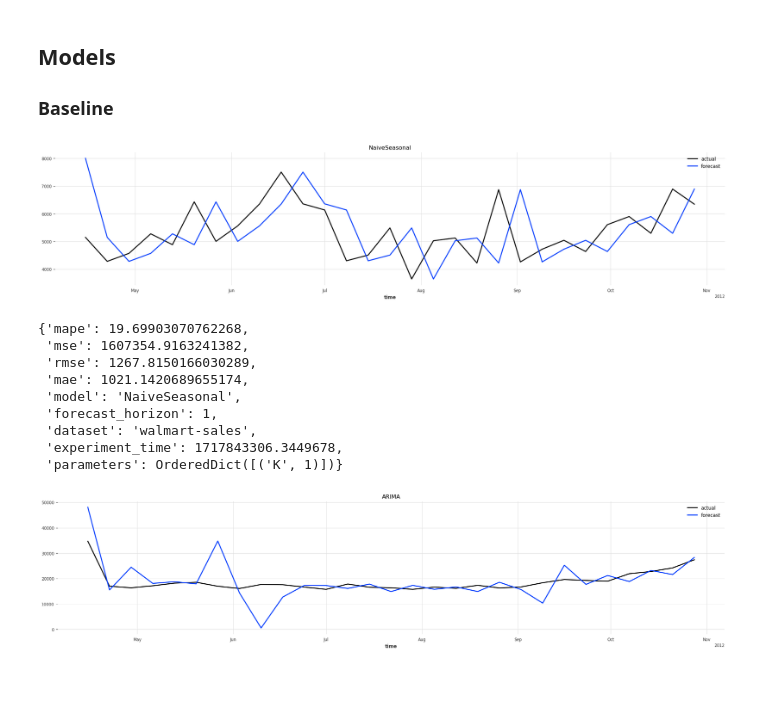
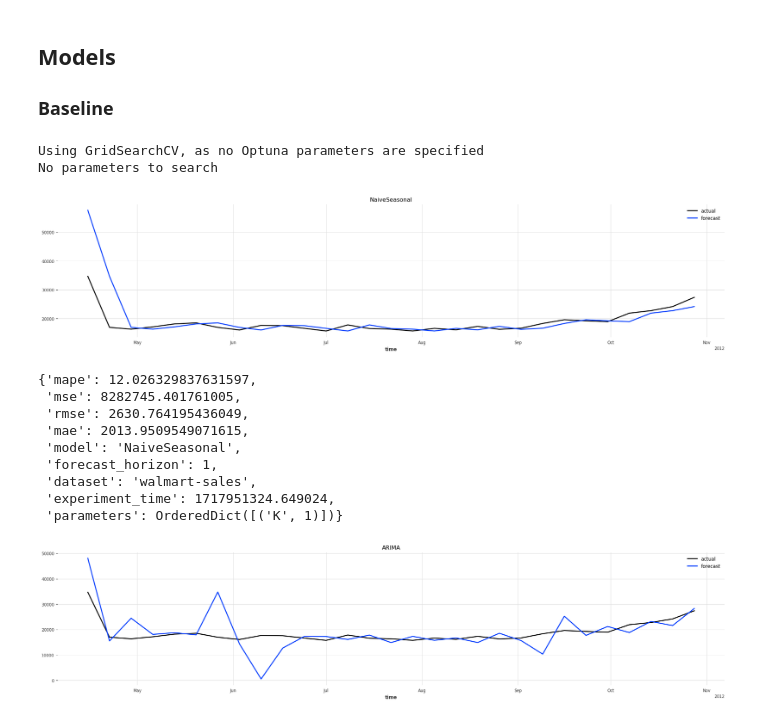
Before and after one commit to kosmydel/stock-timeseries-prediction, a Jupyter notebook: walmart-sales.ipynb, the cells around one changed output. Saved outputs shown, nothing was run; the diff lists cells and outputs as text; code cells hidden in the pictures; blank space fills up the shorter version.

Commit message:
feat: multiple validation sets

```diff
--- a/walmart-sales.ipynb
+++ b/walmart-sales.ipynb
@@ -12,7 +12,7 @@ from utils import TimeseriesExperiment, Dataset
 DATASET_NAME = "walmart-sales"
 ACCELERATOR = "cpu"
 DATASET_FOLDER = "data/walmart-sales"
-USE_PRETRAINED_MODEL = True
+USE_PRETRAINED_MODEL = False
 # %% [markdown]
 ## Load the data
 # %%
@@ -123,3 +96,11 @@ Searching for best parameters {'lags': [3, 7, 14], 'lags_past_covariates': [1, 2
+# %%
+validation_datasets = [get_dataset_for_store_id(i) for i in range(2, 15)]
+# %%
+experiment_params = {
+    "dataset": dataset,
+    "use_pretrained_model": USE_PRETRAINED_MODEL,
+    "validation_datasets": validation_datasets,
+}
 # %% [markdown]
 ## Models
 
@@ -127,24 +108,28 @@ Searching for best parameters {'lags': [3, 7, 14], 'lags_past_covariates': [1, 2
 # %%
 from darts.models import NaiveSeasonal
 
 model = NaiveSeasonal(K=1)
 
 experiment1 = TimeseriesExperiment(
-    model, dataset, retrain=True, use_pretrained_model=USE_PRETRAINED_MODEL
+    model,
+    retrain=True,
+    **experiment_params,
 )
 
 experiment1.run()
 # %% [output]
+Using GridSearchCV, as no Optuna parameters are specified
+No parameters to search
-[figure, old version]
+[figure, new version]
-{'mape': 19.69903070762268,
- 'mse': 1607354.9163241382,
- 'rmse': 1267.8150166030289,
- 'mae': 1021.1420689655174,
- 'model': 'NaiveSeasonal',
- 'forecast_horizon': 1,
- 'dataset': 'walmart-sales',
- 'experiment_time': 1717843306.3449678,
- 'parameters': OrderedDict([('K', 1)])}
+{'mape': 12.026329837631597,
+ 'mse': 8282745.401761005,
+ 'rmse': 2630.764195436049,
+ 'mae': 2013.9509549071615,
+ 'model': 'NaiveSeasonal',
+ 'forecast_horizon': 1,
+ 'dataset': 'walmart-sales',
+ 'experiment_time': 1717951324.649024,
+ 'parameters': OrderedDict([('K', 1)])}
 # %%
 # arima
 from darts.models import ARIMA
```
Also changed, not shown: parts of 9 cells of this notebook, 1 other file.
